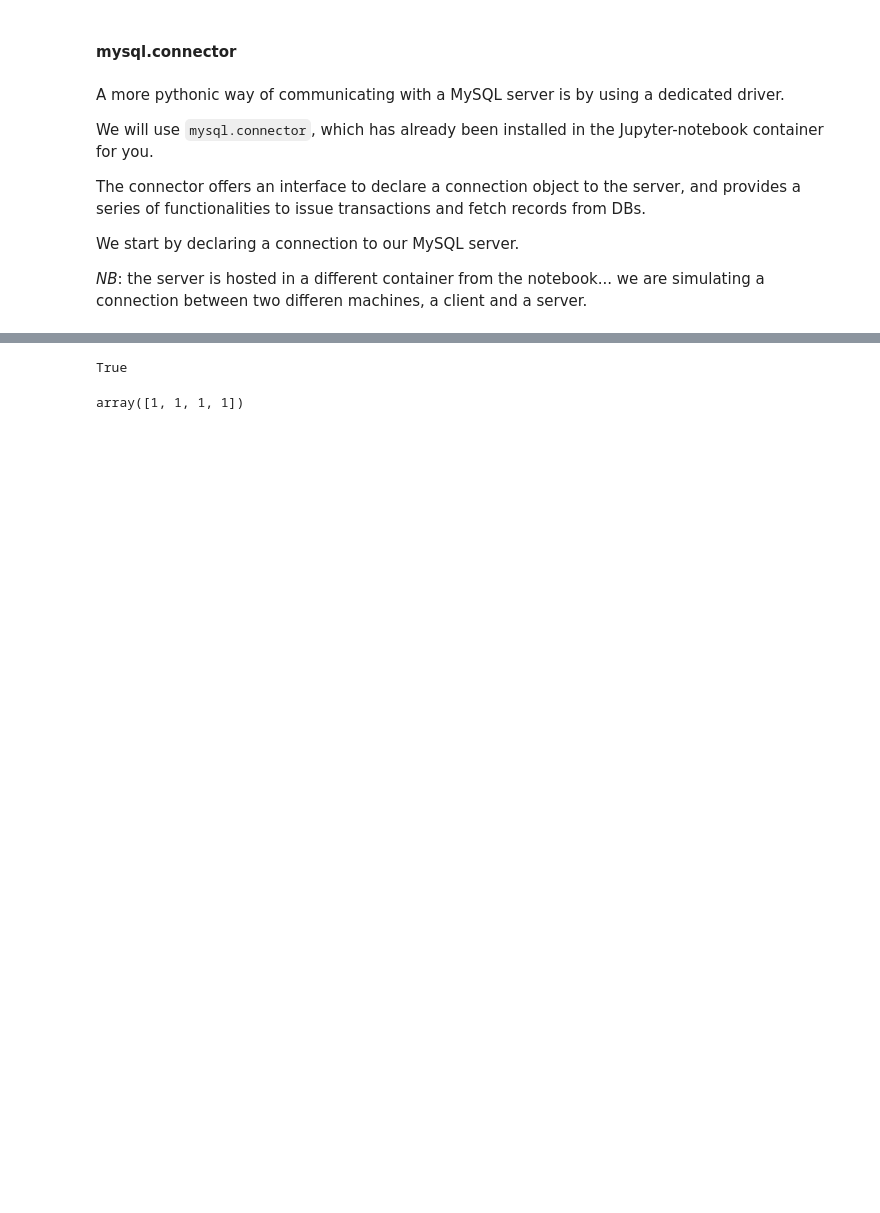
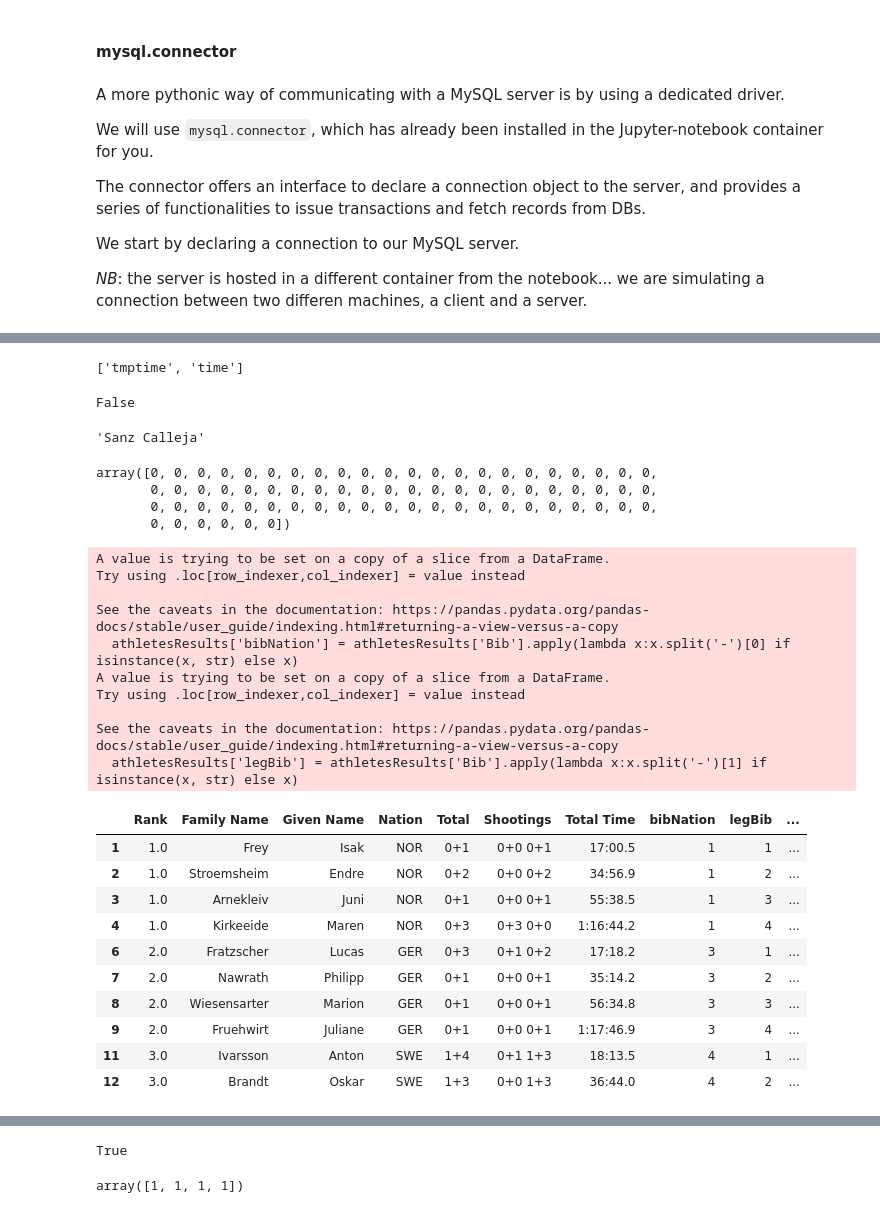
Before and after one commit to tommasoamico/BiathlonAzzurro, a Jupyter notebook: scrapingBot/MySQL_solutions.ipynb, the cells around one changed output, grey strips where cells are left out. Drawn from its saved outputs; the diff is of its cells as text; code cells hidden in the pictures; blank space fills up the shorter version.

```diff
--- a/scrapingBot/MySQL_solutions.ipynb
+++ b/scrapingBot/MySQL_solutions.ipynb
@@ -81,3 +86,8 @@ _NB_: the server is hosted in a different container from the notebook... we are
+# %%
+tmp1 = ['tmptime', 'time', 'r']
+list(filter(lambda x: 'time' in x, tmp1))
+# %% [output]
+['tmptime', 'time']
 # %%
 import pandas as pd
 from typing import Tuple, List
@@ -86,0 +98,51 @@ from realBiathlon.mySql import mySqlObject
+# %%
+tmp = np.nan
+isinstance(tmp, str) and tmp.startswith('+')
+# %% [output]
+False
+# %%
+'Guzman Sanz Calleja'['Guzman Sanz Calleja'.index(' ') + 1:]
+# %% [output]
+'Sanz Calleja'
+# %%
+tmp = pd.read_csv('~/Desktop/tmp.txt', sep = '\t')
+len1 = len(tmp['Country'].isna())
+np.array(([0] * len1))[tmp['Country'].isna()]
+# %% [output]
+array([0, 0, 0, 0, 0, 0, 0, 0, 0, 0, 0, 0, 0, 0, 0, 0, 0, 0, 0, 0, 0, 0,
+       0, 0, 0, 0, 0, 0, 0, 0, 0, 0, 0, 0, 0, 0, 0, 0, 0, 0, 0, 0, 0, 0,
+       0, 0, 0, 0, 0, 0, 0, 0, 0, 0, 0, 0, 0, 0, 0, 0, 0, 0, 0, 0, 0, 0,
+       0, 0, 0, 0, 0, 0])
+# %%
+tmp = pd.read_csv('~/Desktop/tmp.txt', sep = '\t')
+athletesResults = tmp[tmp['Country'].isna()]
+athletesResults.head(10)
+athletesResults['bibNation'] = athletesResults['Bib'].apply(lambda x:x.split('-')[0] if isinstance(x, str) else x)
+athletesResults['legBib'] = athletesResults['Bib'].apply(lambda x:x.split('-')[1] if isinstance(x, str) else x)
+athletesResults = athletesResults.drop(columns = ['Behind', 'Country', 'Bib'])
+for i, position in enumerate(['prone', 'standing']):
+        athletesResults[f'{position}Shooting'] = athletesResults['Shootings'].apply(
+            lambda x: x.split(' ')[i] if isinstance(x, str) else None)
+athletesResults.head(10)
+# %% [output]
+A value is trying to be set on a copy of a slice from a DataFrame.
+Try using .loc[row_indexer,col_indexer] = value instead
+
+See the caveats in the documentation: https://pandas.pydata.org/pandas-docs/stable/user_guide/indexing.html#returning-a-view-versus-a-copy
+  athletesResults['bibNation'] = athletesResults['Bib'].apply(lambda x:x.split('-')[0] if isinstance(x, str) else x)
+A value is trying to be set on a copy of a slice from a DataFrame.
+Try using .loc[row_indexer,col_indexer] = value instead
+
+See the caveats in the documentation: https://pandas.pydata.org/pandas-docs/stable/user_guide/indexing.html#returning-a-view-versus-a-copy
+  athletesResults['legBib'] = athletesResults['Bib'].apply(lambda x:x.split('-')[1] if isinstance(x, str) else x)
+|  | Rank | Family Name | Given Name | Nation | Total | Shootings | Total Time | bibNation | legBib | ... |
+| 1 | 1.0 | Frey | Isak | NOR | 0+1 | 0+0 0+1 | 17:00.5 | 1 | 1 | ... |
+| 2 | 1.0 | Stroemsheim | Endre | NOR | 0+2 | 0+0 0+2 | 34:56.9 | 1 | 2 | ... |
+| 3 | 1.0 | Arnekleiv | Juni | NOR | 0+1 | 0+0 0+1 | 55:38.5 | 1 | 3 | ... |
+| 4 | 1.0 | Kirkeeide | Maren | NOR | 0+3 | 0+3 0+0 | 1:16:44.2 | 1 | 4 | ... |
+| 6 | 2.0 | Fratzscher | Lucas | GER | 0+3 | 0+1 0+2 | 17:18.2 | 3 | 1 | ... |
+| 7 | 2.0 | Nawrath | Philipp | GER | 0+1 | 0+0 0+1 | 35:14.2 | 3 | 2 | ... |
+| 8 | 2.0 | Wiesensarter | Marion | GER | 0+1 | 0+0 0+1 | 56:34.8 | 3 | 3 | ... |
+| 9 | 2.0 | Fruehwirt | Juliane | GER | 0+1 | 0+0 0+1 | 1:17:46.9 | 3 | 4 | ... |
+| 11 | 3.0 | Ivarsson | Anton | SWE | 1+4 | 0+1 1+3 | 18:13.5 | 4 | 1 | ... |
+| 12 | 3.0 | Brandt | Oskar | SWE | 1+3 | 0+0 1+3 | 36:44.0 | 4 | 2 | ... |
```
Also changed, not shown: parts of 14 cells of this notebook, 16 other files.
